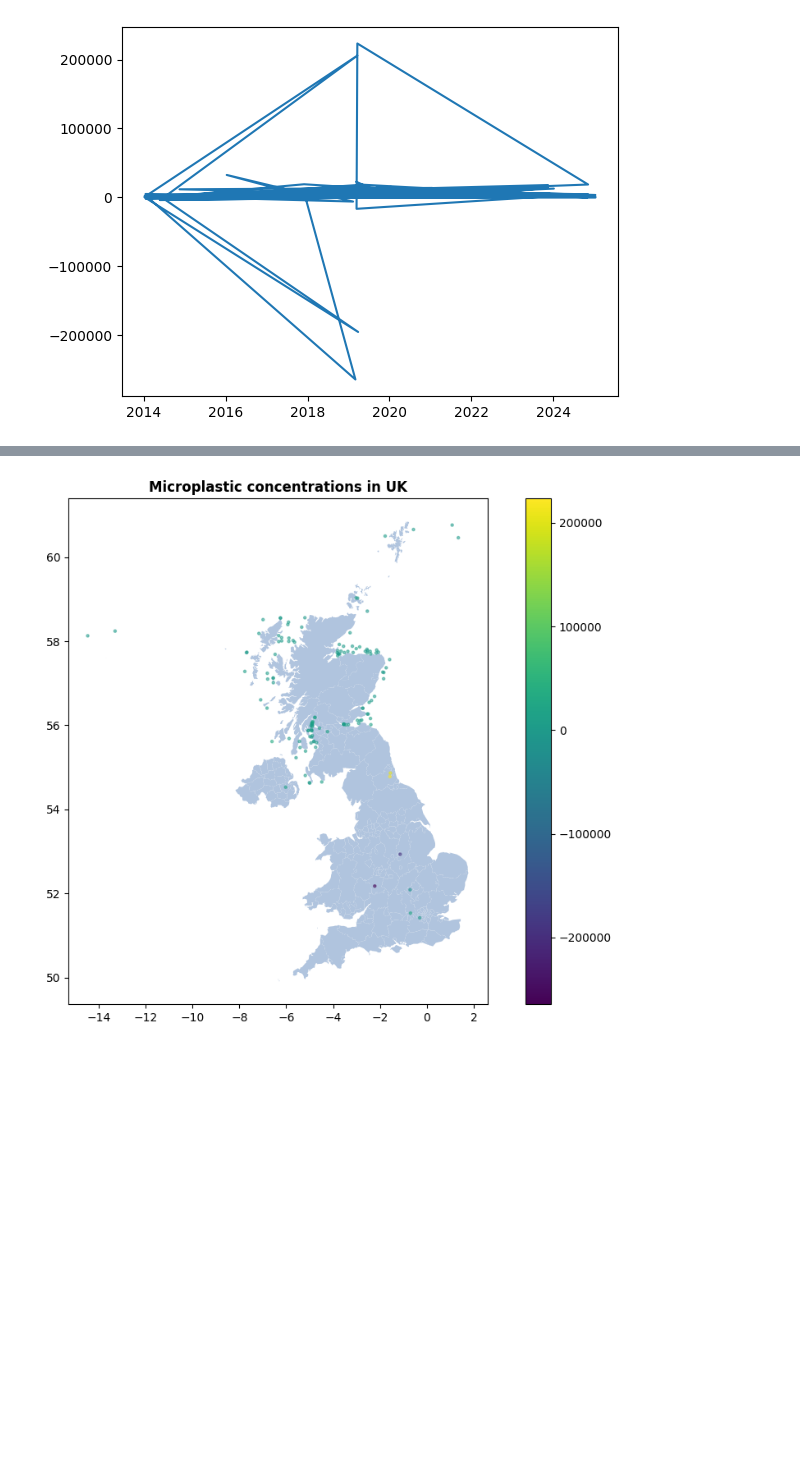
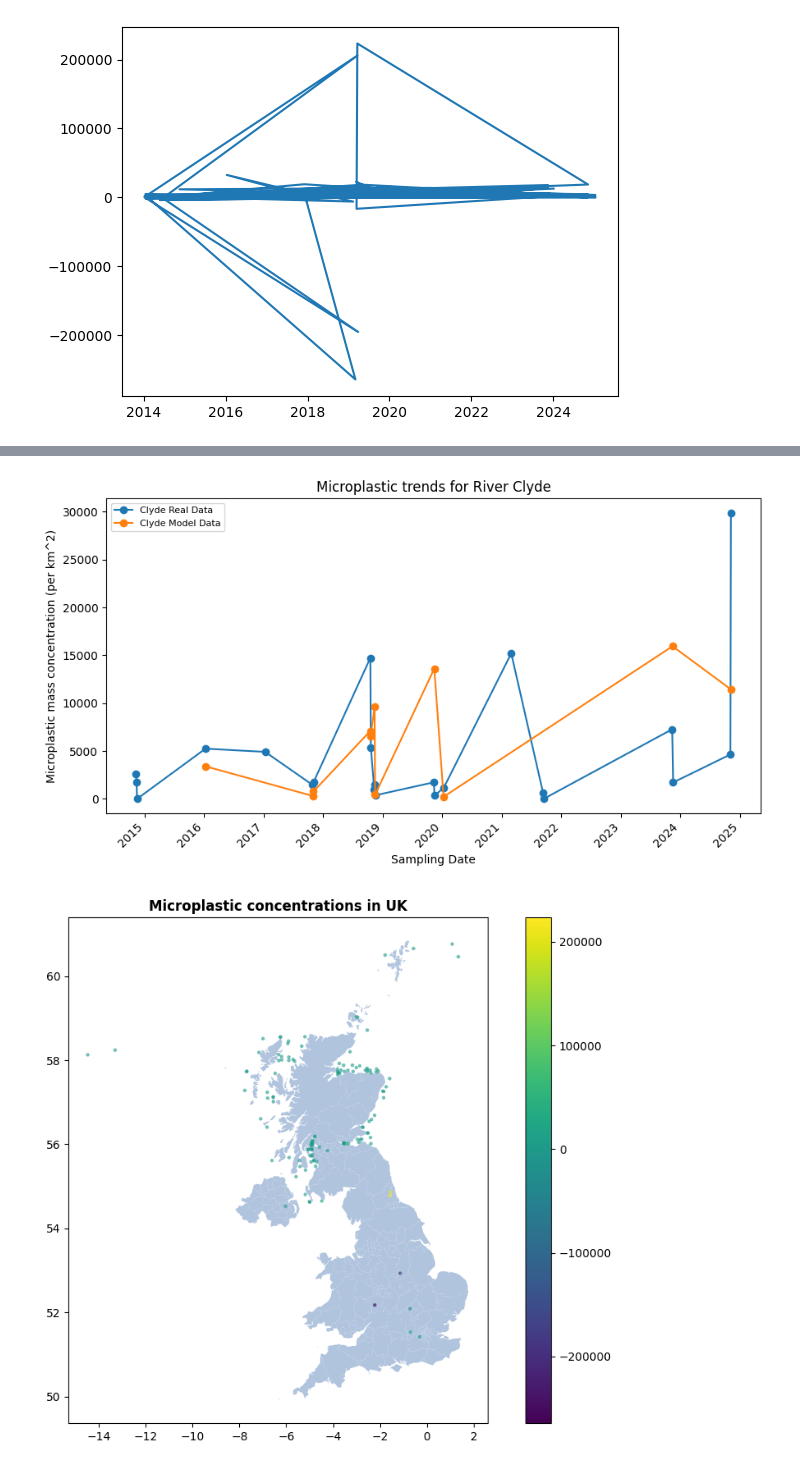
Before and after one commit to fonkerina/Microplastic-Tracker, a Jupyter notebook: MAIN.ipynb, the cells around one changed output, grey strips where cells are left out. Cells and saved outputs as stored; diff of their text form; code cells hidden in the pictures; blank space fills up the shorter version.

```diff
--- a/MAIN.ipynb
+++ b/MAIN.ipynb
@@ -866,0 +871,50 @@ plt.show()
+# %%
+# Compare and contrast for Clyde test data and model predicted Clyde data
+compare_dat = inland_dat.copy()
+compare_dat["date_only"] = compare_dat["samp_date"].dt.floor("D")
+
+average_compare = (
+    compare_dat
+    .groupby(["samp_location", pd.Grouper(key="date_only", freq="3D")], as_index=False)
+    .agg(avg_micro_km2=("sum_micro_km2", "mean"))
+    .sort_values("date_only")
+)
+
+clyde_real = (
+    average_compare[average_compare["samp_location"].str.lower().str.strip() == "clyde"]
+    .sort_values("date_only")
+)
+
+clyde_model = (
+    averages[averages["samp_location"].str.lower().str.strip() == "clyde"]
+    .query("micro_mean >= 0")
+    .sort_values("date_only")
+)
+
+fig, ax = plt.subplots(figsize=(9, 5))
+
+ax.plot(
+    clyde_real["date_only"],
+    clyde_real["avg_micro_km2"],
+    marker="o",
+    label="Clyde Real Data"
+)
+
+ax.plot(
+    clyde_model["date_only"],
+    clyde_model["micro_mean"],
+    marker="o",
+    label="Clyde Model Data"
+)
+
+plt.setp(ax.get_xticklabels(), rotation=45, ha="right")
+
+ax.set_xlabel("Sampling Date")
+ax.set_ylabel("Microplastic mass concentration (per km^2)")
+ax.set_title("Microplastic trends for River Clyde")
+ax.legend(fontsize=8)
+
+plt.tight_layout()
+plt.show()
+# %% [output]
+[figure, added]
```
Also changed, not shown: parts of 9 cells of this notebook.
